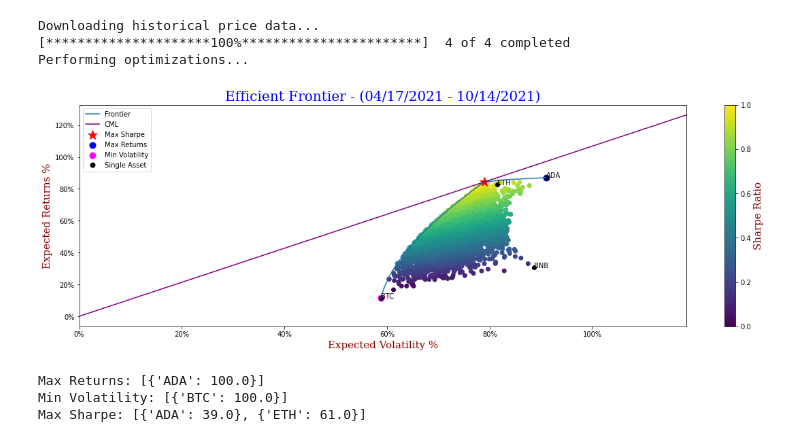
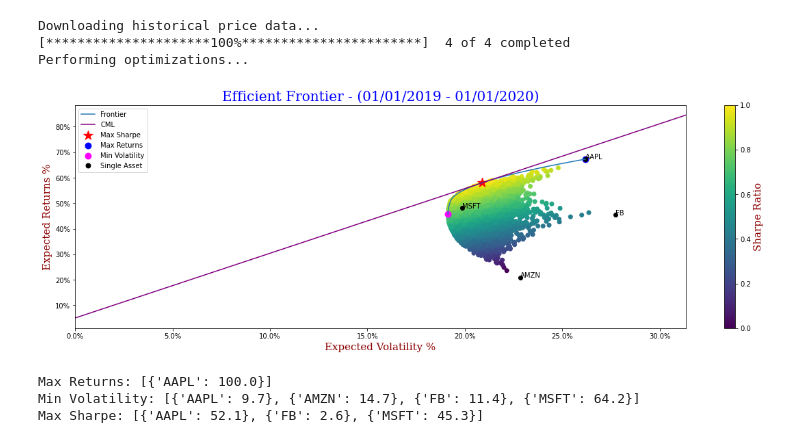
Before and after one commit to adelevski/CryptoPortfolioOptimizer, a Jupyter notebook: example_usage.ipynb, the cells around one changed output. Drawn from its saved outputs; the diff is of its cells as text; code cells hidden in the pictures.

```diff
--- a/example_usage.ipynb
+++ b/example_usage.ipynb
@@ -4,18 +4,21 @@ from tracker.tracker import get_owned
 from optimizer.optimization import optimize
 # %%
 # assets = get_owned()                                    # My personal assets using the tracker
-assets = ['BTC-USD', 'ETH-USD', 'ADA-USD', 'BNB-USD']   # Crypto top 4
-# assets = ['AMZN','AAPL', 'MSFT', 'FB']                  # SP500 top 4
+# assets = ['BTC-USD', 'ETH-USD', 'ADA-USD', 'BNB-USD']   # Crypto top 4
+assets = ['AMZN','AAPL', 'MSFT', 'FB']                  # SP500 top 4
 
-end_date = dt.datetime.now()
-start_date = end_date - dt.timedelta(days=180)     # Past 180 days
+# end_date = dt.datetime.now()
+# start_date = end_date - dt.timedelta(days=180)     # Past 180 days
+
+start_date = dt.datetime(2019, 1, 1)
+end_date = dt.datetime(2020, 1, 1)                 # Full 2019 year
 
 optimize(assets, start_date, end_date, log=False)
 # %% [output]
 Downloading historical price data...
 [*********************100%***********************]  4 of 4 completed
 Performing optimizations...
-[figure, old version]
+[figure, new version]
-Max Returns: [{'ADA': 100.0}]
-Min Volatility: [{'BTC': 100.0}]
-Max Sharpe: [{'ADA': 39.0}, {'ETH': 61.0}]
+Max Returns: [{'AAPL': 100.0}]
+Min Volatility: [{'AAPL': 9.7}, {'AMZN': 14.7}, {'FB': 11.4}, {'MSFT': 64.2}]
+Max Sharpe: [{'AAPL': 52.1}, {'FB': 2.6}, {'MSFT': 45.3}]
```
Also changed, not shown: 1 other file.
